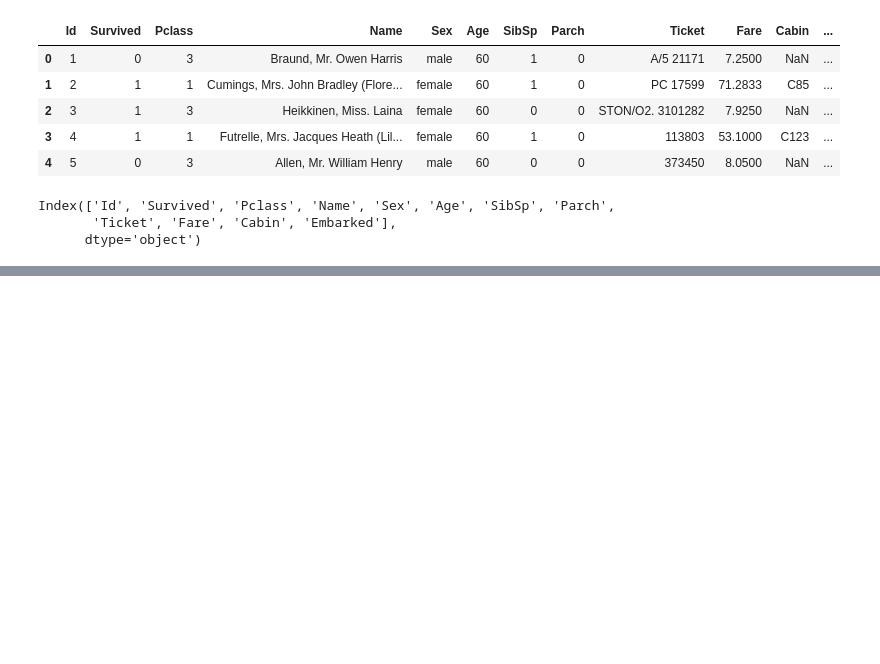
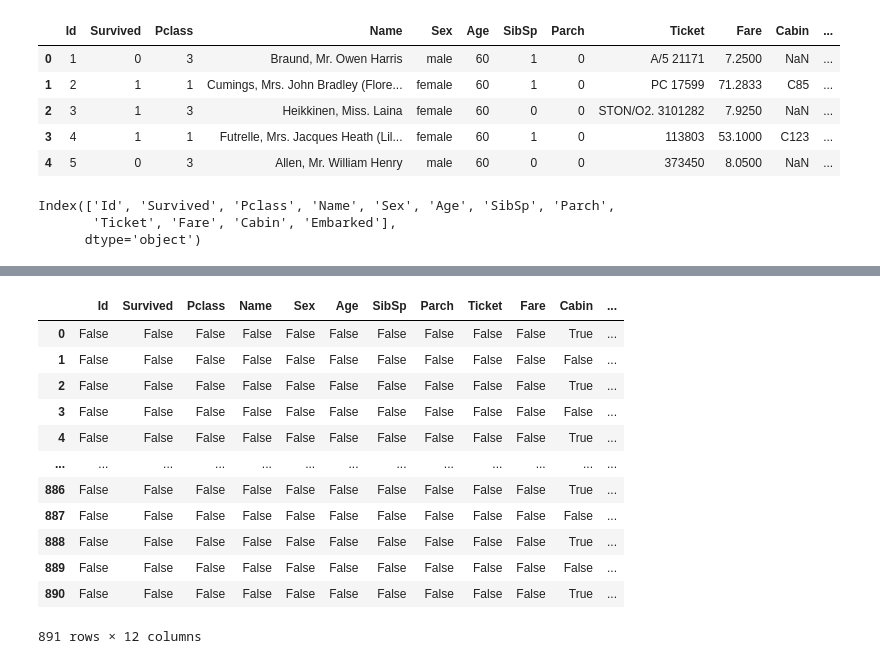
Before and after one commit to Juniorexz/DataScience, a Jupyter notebook: Titanic.ipynb, the cells around one changed output, grey strips where cells are left out. Drawn from its saved outputs; the diff is of its cells as text; code cells hidden in the pictures; blank space fills up the shorter version.

```diff
--- a/Titanic.ipynb
+++ b/Titanic.ipynb
@@ -1265,0 +1290,17 @@ df.rename(columns = lambda coluna:coluna.title())#converter para titulo
+# %%
+#mostra missing values em valores absolutos
+df.isna()
+# %% [output]
+|  | Id | Survived | Pclass | Name | Sex | Age | SibSp | Parch | Ticket | Fare | Cabin | ... |
+| 0 | False | False | False | False | False | False | False | False | False | False | True | ... |
+| 1 | False | False | False | False | False | False | False | False | False | False | False | ... |
+| 2 | False | False | False | False | False | False | False | False | False | False | True | ... |
+| 3 | False | False | False | False | False | False | False | False | False | False | False | ... |
+| 4 | False | False | False | False | False | False | False | False | False | False | True | ... |
+| ... | ... | ... | ... | ... | ... | ... | ... | ... | ... | ... | ... | ... |
+| 886 | False | False | False | False | False | False | False | False | False | False | True | ... |
+| 887 | False | False | False | False | False | False | False | False | False | False | False | ... |
+| 888 | False | False | False | False | False | False | False | False | False | False | True | ... |
+| 889 | False | False | False | False | False | False | False | False | False | False | False | ... |
+| 890 | False | False | False | False | False | False | False | False | False | False | True | ... |
+891 rows × 12 columns
```
Also changed, not shown: parts of 37 cells of this notebook.
